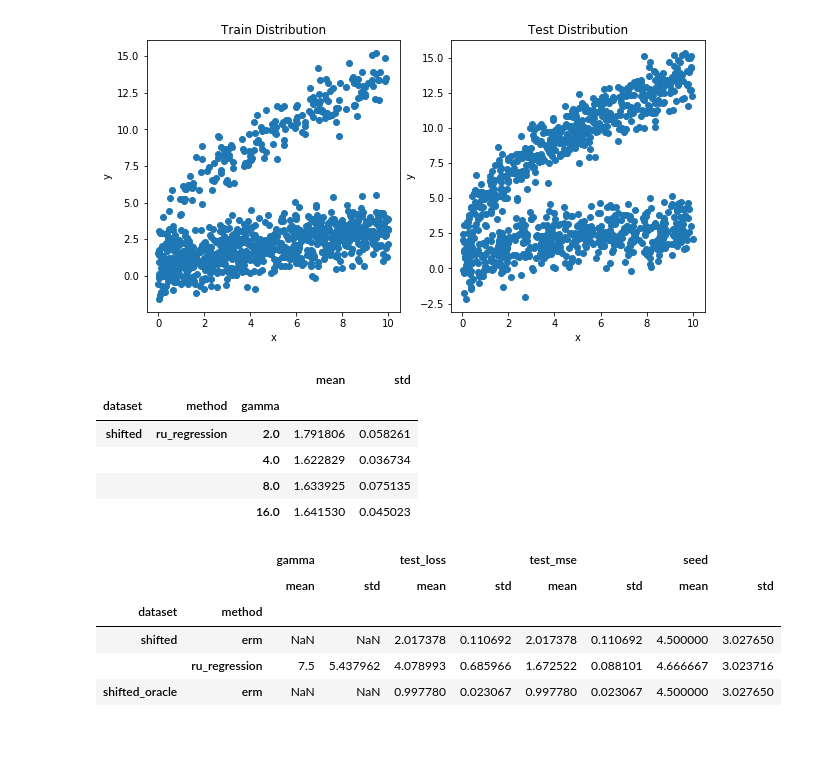
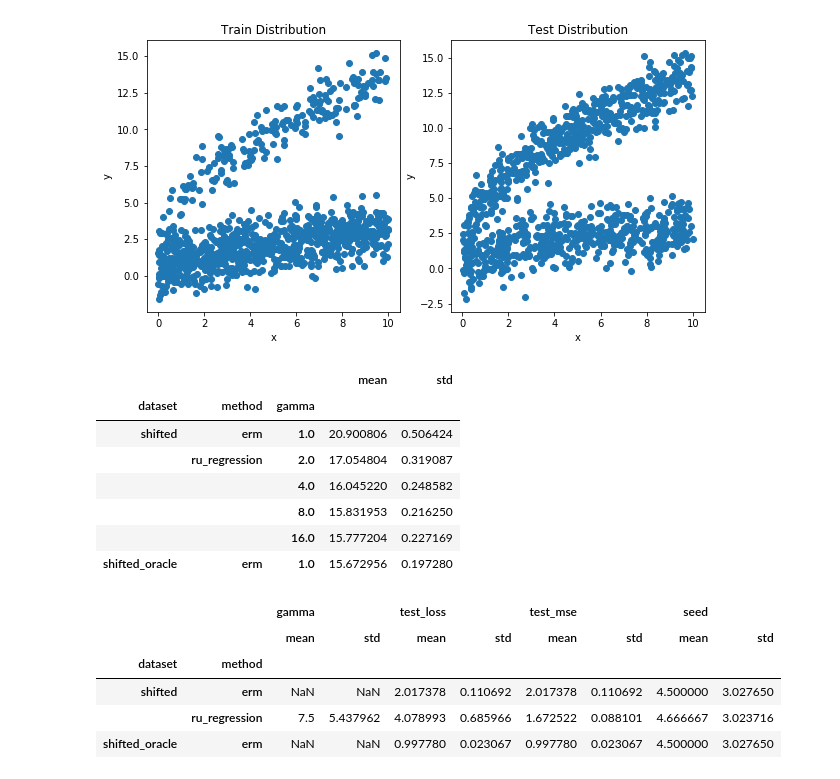
Before and after one commit to roshni714/ru_regression, a Jupyter notebook: distribution-shift-synthetic.ipynb, the cells around one changed output. Cells and saved outputs as stored; diff of their text form; code cells hidden in the pictures; blank space fills up the shorter version.

```diff
--- a/distribution-shift-synthetic.ipynb
+++ b/distribution-shift-synthetic.ipynb
@@ -33,15 +33,17 @@ plt.savefig("figs/distribution.pdf")
 # %% [output]
 [figure]
 # %%
-df = pd.read_csv("results/sim2.csv")
+df = pd.read_csv("results/sim.csv")
 df.groupby(["dataset", "method", "gamma"]).agg(["mean", "std"])["test_mse"]
 # %% [output]
 |  |  |  | mean | std |
 | dataset | method | gamma |  |  |
-| shifted | ru_regression | 2.0 | 1.791806 | 0.058261 |
-|  |  | 4.0 | 1.622829 | 0.036734 |
-|  |  | 8.0 | 1.633925 | 0.075135 |
-|  |  | 16.0 | 1.641530 | 0.045023 |
+| shifted | erm | 1.0 | 20.900806 | 0.506424 |
+|  | ru_regression | 2.0 | 17.054804 | 0.319087 |
+|  |  | 4.0 | 16.045220 | 0.248582 |
+|  |  | 8.0 | 15.831953 | 0.216250 |
+|  |  | 16.0 | 15.777204 | 0.227169 |
+| shifted_oracle | erm | 1.0 | 15.672956 | 0.197280 |
 # %%
 df.groupby(["dataset", "method"]).agg(["mean", "std"])
 # %% [output]
```
Also changed, not shown: 10 other files.
